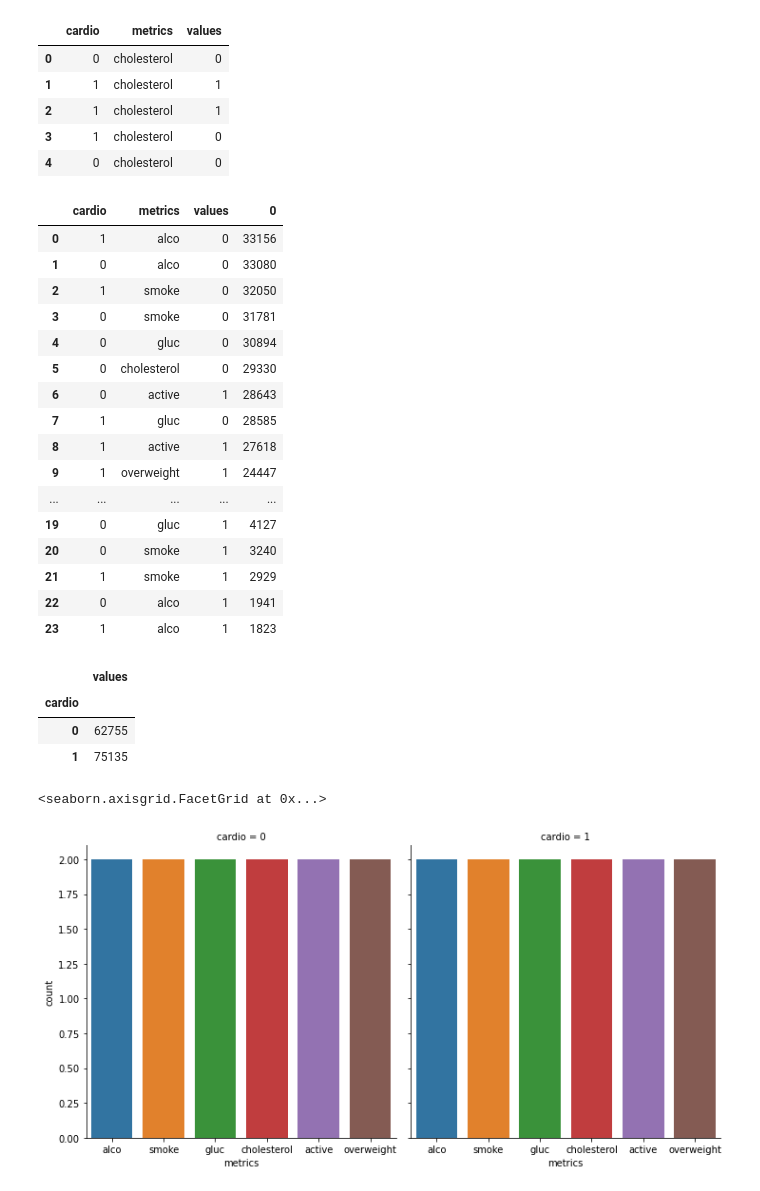
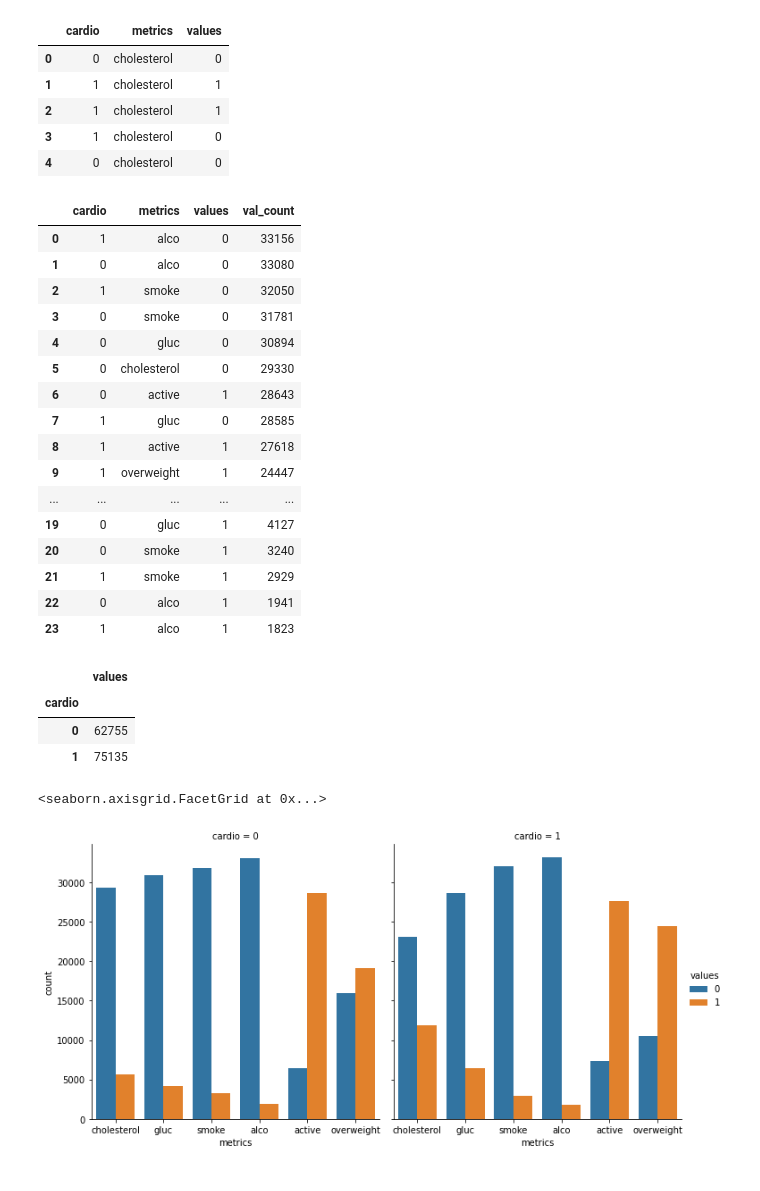
Before and after one commit to Taofiq-Bakare/FreeCodeCamp, a Jupyter notebook: medical_data_visualizer/medical_data.ipynb, the cells around one changed output. Cells and saved outputs as stored; diff of their text form; code cells hidden in the pictures.

Commit message:
finally got a presentable graph after several days of reading the documentation

```diff
--- a/medical_data_visualizer/medical_data.ipynb
+++ b/medical_data_visualizer/medical_data.ipynb
@@ -75,10 +75,10 @@ data3.head()
 | 3 | 1 | cholesterol | 0 |
 | 4 | 0 | cholesterol | 0 |
 # %%
-data4 = pd.DataFrame(data3.value_counts()).reset_index()
+data4 = pd.DataFrame(data3.value_counts()).rename({0:'val_count'}, axis=1).reset_index()
 data4
 # %% [output]
-|  | cardio | metrics | values | 0 |
+|  | cardio | metrics | values | val_count |
 | 0 | 1 | alco | 0 | 33156 |
 | 1 | 0 | alco | 0 | 33080 |
 | 2 | 1 | smoke | 0 | 32050 |
@@ -104,7 +104,7 @@ test1
 | 0 | 62755 |
 | 1 | 75135 |
 # %%
-sns.catplot(x='metrics',data=data4, kind='count', col='cardio')
+sns.catplot(x='metrics',data=data3, kind='count', col='cardio', hue='values')
 # %% [output]
 <seaborn.axisgrid.FacetGrid at 0x...>
-[figure, old version]
+[figure, new version]
```
